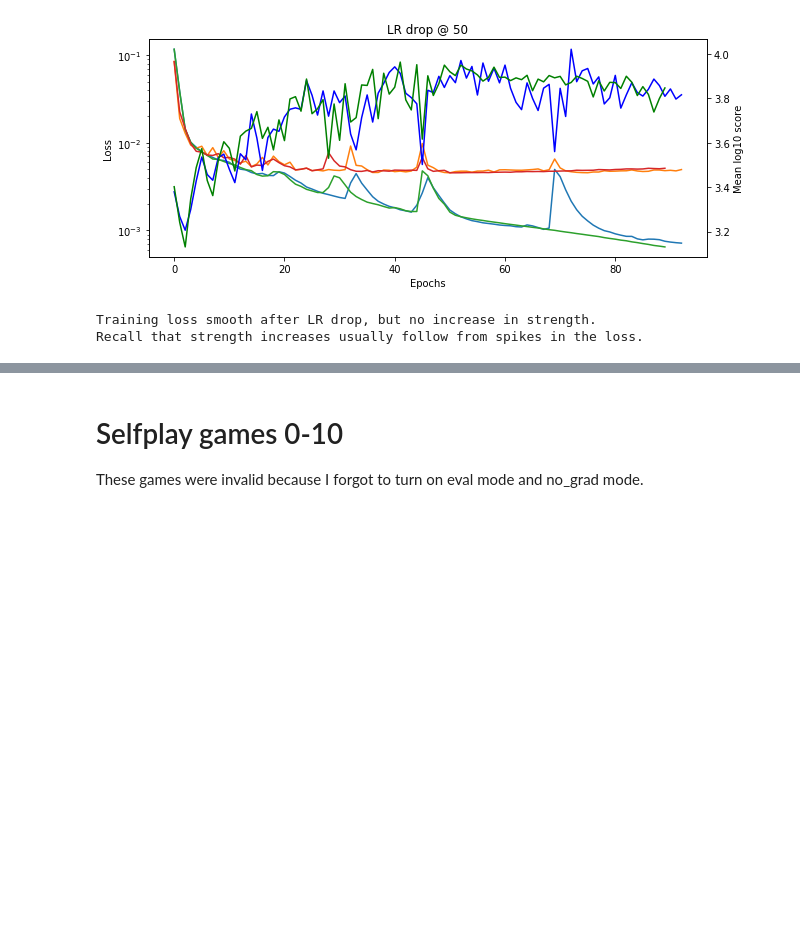
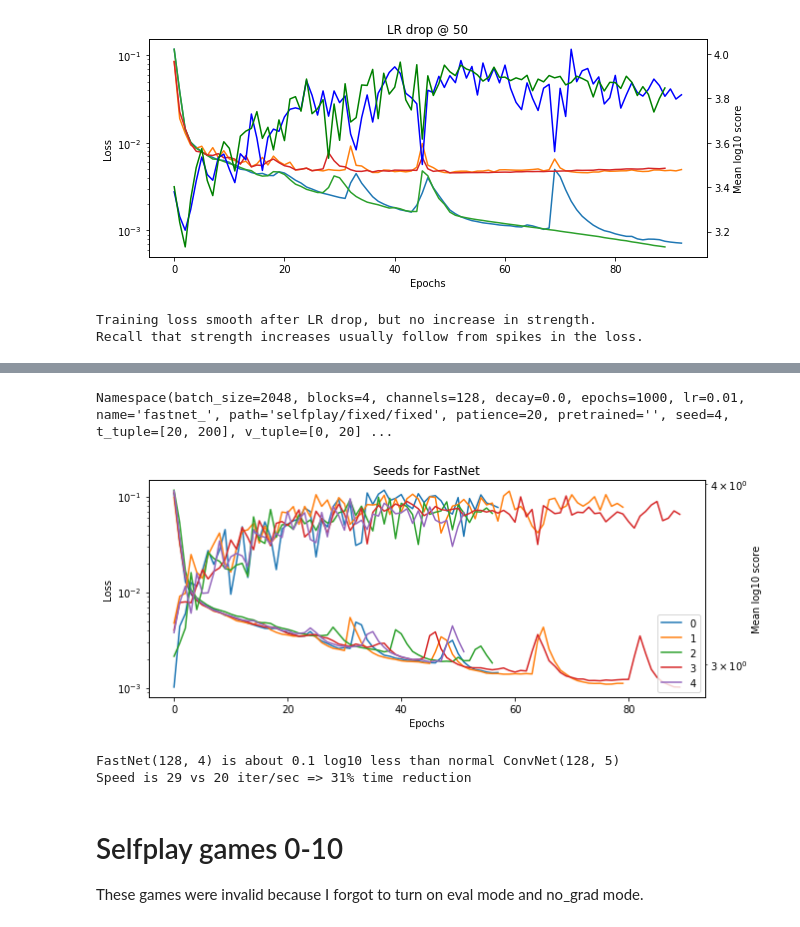
Before and after one commit to fqjin/2048NN, a Jupyter notebook: notebooks/training_logs.ipynb, the cells around one changed output, grey strips where cells are left out. Cells and saved outputs as stored; diff of their text form; code cells hidden in the pictures; blank space fills up the shorter version.

Commit message:
Add FastNet and its results

```diff
--- a/notebooks/training_logs.ipynb
+++ b/notebooks/training_logs.ipynb
@@ -672,3 +690,34 @@ Time also about the same actually!
+# %%
+fig, ax1 = plt.subplots(figsize=(10, 4))
+ax2 = ax1.twinx()
+
+base_name = '20200125/fastnet_20_200_c128b4_p20_bs2048lr0.01d0.0_s{}.npz'
+for s in range(5):
+    logs0 = np.load(base_name.format(s), allow_pickle=True)
+    t_loss0 = logs0['t_loss']
+    # v_loss0 = logs0['v_loss']
+    scores0 = logs0['log_scores']
+    epochs0 = np.arange(len(t_loss0))
+
+    ax1.semilogy(epochs0, t_loss0)
+    ax2.semilogy(epochs0, scores0)
+
+ax1.set_xlabel('Epochs')
+ax1.set_ylabel('Loss')
+ax2.set_xlabel('Epochs')
+ax2.set_ylabel('Mean log10 score')
+plt.legend(list(range(5)))
+plt.title('Seeds for FastNet')
+
+print(logs0['params'])
+plt.show()
+print('''FastNet(128, 4) is about 0.1 log10 less than normal ConvNet(128, 5)
+Speed is 29 vs 20 iter/sec => 31% time reduction''')
+# %% [output]
+Namespace(batch_size=2048, blocks=4, channels=128, decay=0.0, epochs=1000, lr=0.01, name='fastnet_', path='selfplay/fixed/fixed', patience=20, pretrained='', seed=4, t_tuple=[20, 200], v_tuple=[0, 20] ...
+[figure, added]
+FastNet(128, 4) is about 0.1 log10 less than normal ConvNet(128, 5)
+Speed is 29 vs 20 iter/sec => 31% time reduction
 # %% [markdown]
 # Selfplay games 0-10
 These games were invalid because I forgot to turn on eval mode and no_grad mode.
```
Also changed, not shown: parts of 3 cells of this notebook, 5 other files.
